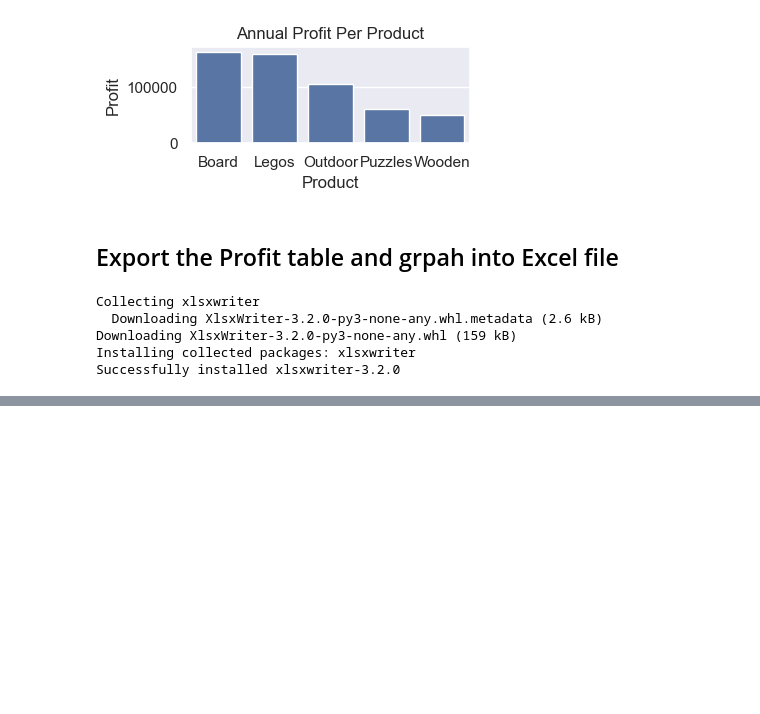
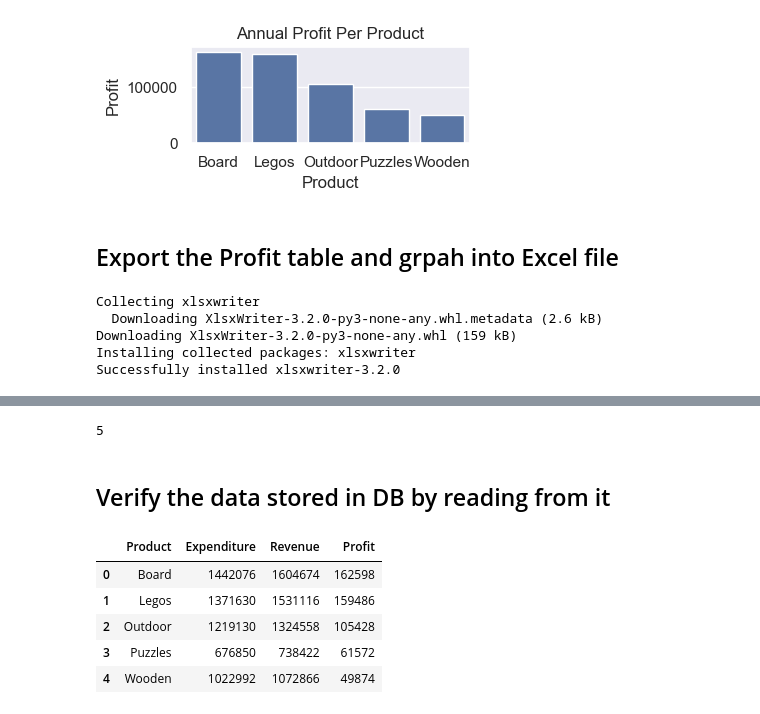
Before and after one commit to asarfraaz/Advanced_Python_Jun2k24, a Jupyter notebook: Sales/Pandas_Generate_Report.ipynb, the cells around one changed output, grey strips where cells are left out. Saved outputs shown, nothing was run; the diff lists cells and outputs as text; code cells hidden in the pictures; blank space fills up the shorter version.

```diff
--- a/Sales/Pandas_Generate_Report.ipynb
+++ b/Sales/Pandas_Generate_Report.ipynb
@@ -264,0 +273,24 @@ with pd.ExcelWriter(excel_filename, engine="xlsxwriter") as FH:
+# %%
+( df_pvt
+ .sort_values('Profit',
+             ascending=False)
+ .to_sql('Report',
+         cnx,
+         if_exists="replace",
+        )
+)
+# %% [output]
+5
+# %% [markdown]
+## Verify the data stored in DB by reading from it
+# %%
+cnx_read = sqlite3.connect('annual_report.sqlite')
+# %%
+pd.read_sql("SELECT * FROM 'Report'", cnx_read)
+# %% [output]
+|  | Product | Expenditure | Revenue | Profit |
+| 0 | Board | 1442076 | 1604674 | 162598 |
+| 1 | Legos | 1371630 | 1531116 | 159486 |
+| 2 | Outdoor | 1219130 | 1324558 | 105428 |
+| 3 | Puzzles | 676850 | 738422 | 61572 |
+| 4 | Wooden | 1022992 | 1072866 | 49874 |
```
Also changed, not shown: parts of 3 cells of this notebook, 1 other file.
